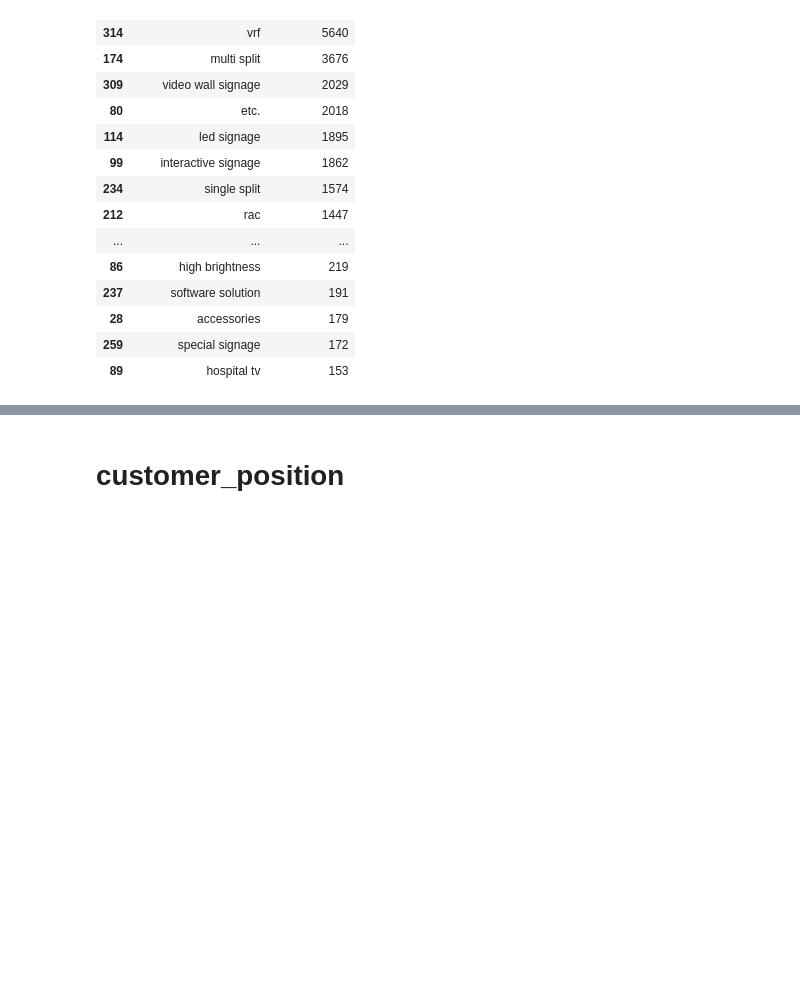
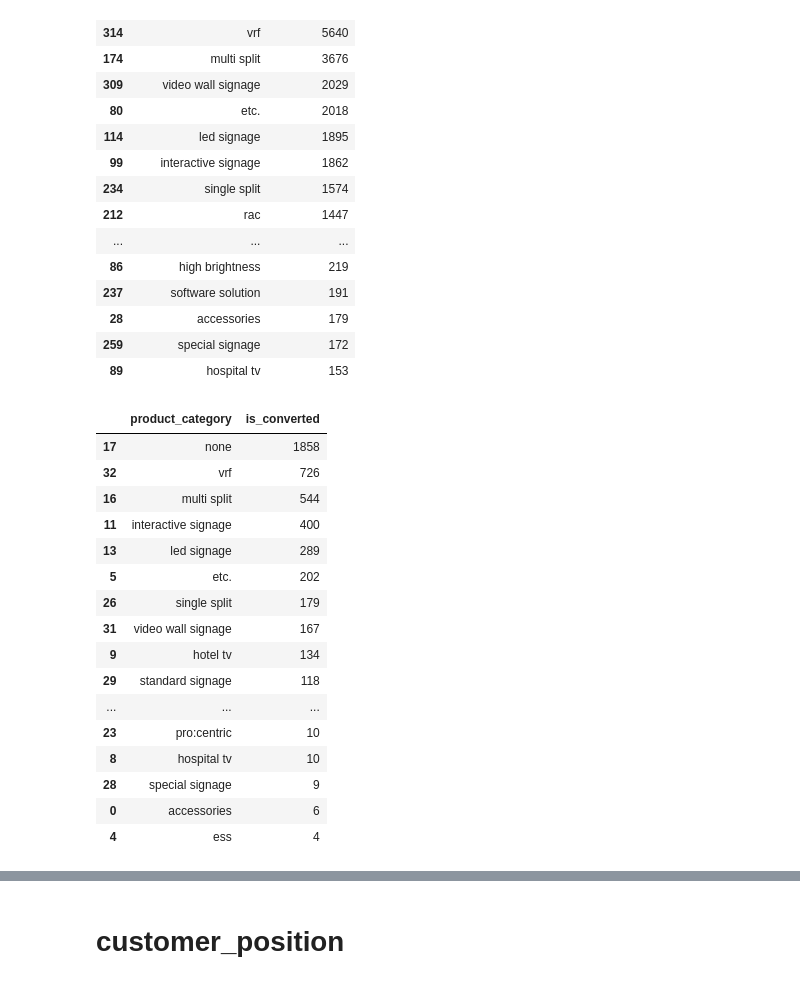
Before and after one commit to Hyeonjun-Heo/LG_AImers_4th, a Jupyter notebook: practice/team.ipynb, the cells around one changed output, grey strips where cells are left out. Cells and saved outputs as stored; diff of their text form; code cells hidden in the pictures; blank space fills up the shorter version.

```diff
--- a/practice/team.ipynb
+++ b/practice/team.ipynb
@@ -355,7 +387,7 @@ print(df_test[df_test['customer_country'] =='none']['customer_country'].count())
 df_test.loc[df_test['customer_country'].isnull() == True, 'customer_country'] = 'none'
 print(df_test[df_test['customer_country'] =='none']['customer_country'].count())
 # 데이터가 20개 이하인 나라 카테고리
-low_num_country = grouped_df[grouped_df['is_converted'] <= 20]['customer_country']
+low_num_country = grouped_df[grouped_df['is_converted'] <= 10]['customer_country']
 
 # low_num_에 있는 단어를 'none'으로 치환하는 함수
 def replace_words_with_n(text, word_list):
@@ -425,3 +456,12 @@ print(df['customer_type'].unique())
  'hvac engineer' 'reseller' 'software/solution provider'
  'software / solution provider' 'dealer/distributor' 'technical assistant'
  'interior designer' 'home owner' 'administrator']
+# %%
+df_test['customer_type'] = df_test['customer_type'].str.lower()
+# other, others, etc를 other로 통합
+df_test.loc[df_test['customer_type'].str.contains('other') == True,'customer_type'] = 'other'
+df_test.loc[df_test['customer_type'].str.contains('etc') == True,'customer_type'] = 'other'
+# end-customer, end-usr, end customer, commercial end-user을 end-customer로 치환
+df_test.loc[df_test['customer_type'].str.contains('end') == True,'customer_type'] = 'end-customer'
+print(df_test['customer_type'].nunique())
+print(df_test['customer_type'].unique())
@@ -496,3 +570,22 @@ print(df['product_category'].unique())
  'tv refrigerator' 'a definir' 'điều hòa trung tâm chiller'
  'điều hòa cục bộ' 'lsca039' 'essential series' 'parts'
  'monior monitor tv refrigerator audio video']
+# %%
+# 소문자로 치환
+df_test['product_category'] = df_test['product_category'].str.lower()
+
+# null값 n으로 치환
+df_test.loc[df_test['product_category'].isnull() == True, 'product_category'] = 'none'
+
+# 기호들을 공백으로 치환
+def replace_symbols(text):
+    # 만약 문자열이 아니면 그대로 반환
+    if not isinstance(text, str):
+        return text
+    return text.replace(',', ' ').replace('-', ' ').replace('/', ' ')
+
+replaced_df_test = df_test['product_category'].apply(replace_symbols)
+df_test['product_category'] = replaced_df_test
+print(df_test['product_category'].count())
+print(df_test['product_category'].nunique())
+print(df_test['product_category'].unique())
@@ -541,3 +644,11 @@ print(df['product_category'].unique())
  'tv refrigerator' 'a definir' 'điều hòa trung tâm chiller'
  'điều hòa cục bộ' 'lsca039' 'essential series' 'parts'
  'monior monitor tv refrigerator audio video']
+# %%
+# other, others, etc.를 other로 통합
+df_test.loc[df_test['product_category'].str.contains('other') == True,'customer_type'] = 'other'
+df_test.loc[df_test['product_category'].str.contains('etc') == True,'customer_type'] = 'other'
+
+print(df_test['product_category'].count())
+print(df_test['product_category'].nunique())
+print(df_test['product_category'].unique())
@@ -564,4 +685,27 @@ grouped_df[:30]
 | 28 | accessories | 179 |
 | 259 | special signage | 172 |
 | 89 | hospital tv | 153 |
+# %%
+# 그룹으로 묶어 카테고리별 데이터 수 확인
+grouped_df_test = df_test.groupby('product_category')['is_converted'].count().reset_index()
+grouped_df_test = grouped_df_test.sort_values(by='is_converted', ascending=False)
+grouped_df_test[:30]
+# %% [output]
+|  | product_category | is_converted |
+| 17 | none | 1858 |
+| 32 | vrf | 726 |
+| 16 | multi split | 544 |
+| 11 | interactive signage | 400 |
+| 13 | led signage | 289 |
+| 5 | etc. | 202 |
+| 26 | single split | 179 |
+| 31 | video wall signage | 167 |
+| 9 | hotel tv | 134 |
+| 29 | standard signage | 118 |
+| ... | ... | ... |
+| 23 | pro:centric | 10 |
+| 8 | hospital tv | 10 |
+| 28 | special signage | 9 |
+| 0 | accessories | 6 |
+| 4 | ess | 4 |
 # %%
```
Also changed, not shown: parts of 38 cells of this notebook.
